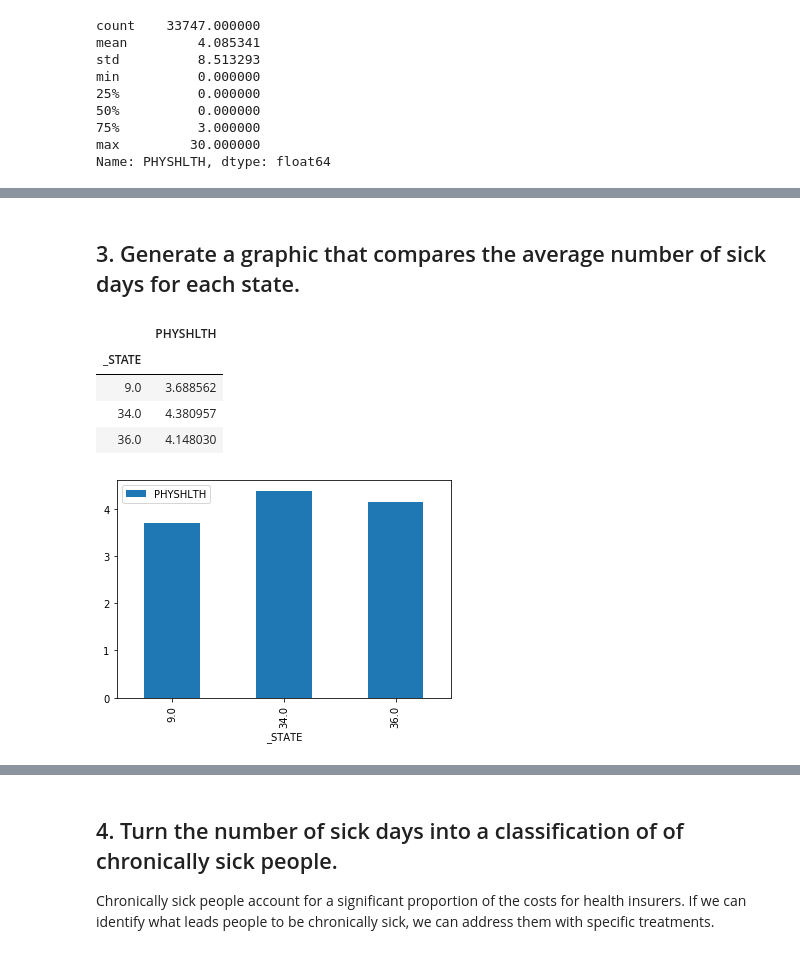
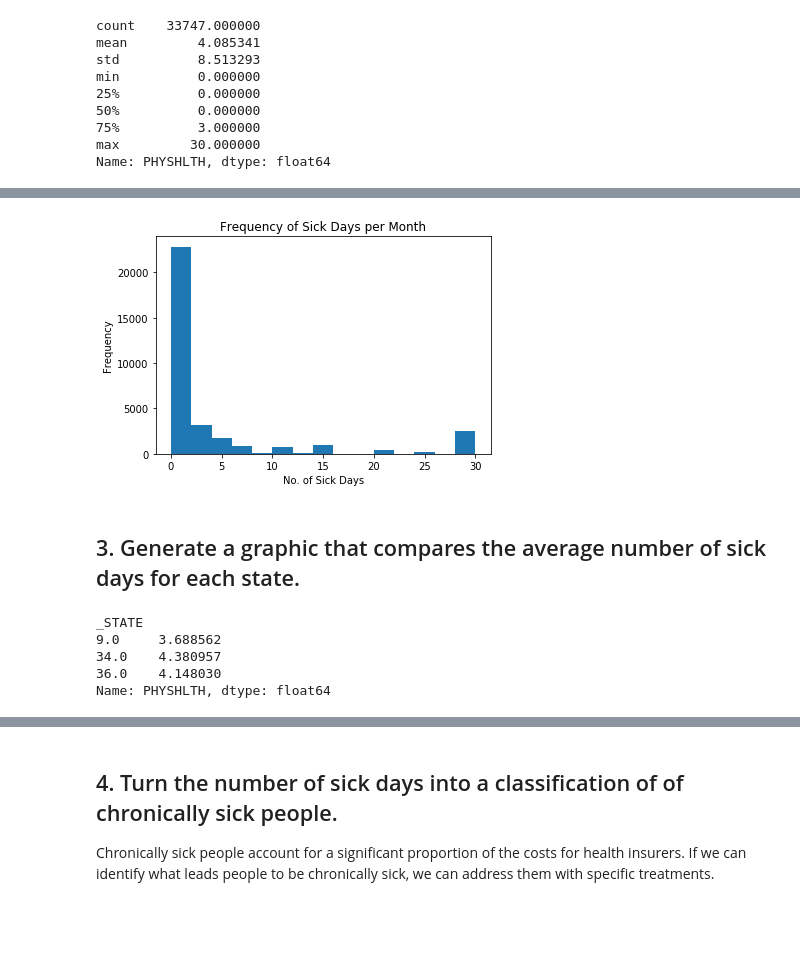
Before and after one commit to jprinfret/nyc-ds-100719-lectures, a Jupyter notebook: week-2/case_study/Data_Exploration_Applied.ipynb, the cells around one changed output, grey strips where cells are left out. Drawn from its saved outputs; the diff is of its cells as text; code cells hidden in the pictures; blank space fills up the shorter version.

```diff
--- a/week-2/case_study/Data_Exploration_Applied.ipynb
+++ b/week-2/case_study/Data_Exploration_Applied.ipynb
@@ -71,17 +75,22 @@ df['PHYSHLTH'].plot(title='Distribution',kind='hist', bins=6, xticks=(0,5,10,15,
+# %%
+#graphic showing the distribution of data
+fig = plt.figure()
+ax = fig.add_subplot(111)
+ax.hist(phys_rem_nans, bins=15)
+ax.set_title('Frequency of Sick Days per Month')
+ax.set_xlabel('No. of Sick Days')
+ax.set_ylabel('Frequency');
+# %% [output]
+[figure, added]
 # %% [markdown]
 ## 3. Generate a graphic that compares the average number of sick days for each state.
 # %%
 # code to calculate the average number of sick days by state
-sick_days = pd.DataFrame(df.groupby('_STATE')['PHYSHLTH'].agg('mean'))
-sick_days
+avg_SickDays_byState = df.groupby('_STATE')['PHYSHLTH'].mean()
+avg_SickDays_byState
 # %% [output]
-|  | PHYSHLTH |
-| _STATE |  |
-| 9.0 | 3.688562 |
-| 34.0 | 4.380957 |
-| 36.0 | 4.148030 |
+_STATE
+9.0     3.688562
+34.0    4.380957
+36.0    4.148030
+Name: PHYSHLTH, dtype: float64
-# %%
-# code to graph those averages using matplotlib
-sick_days.plot(kind='bar');
-# %% [output]
-[figure, removed]
```
Also changed, not shown: parts of 15 cells of this notebook.
